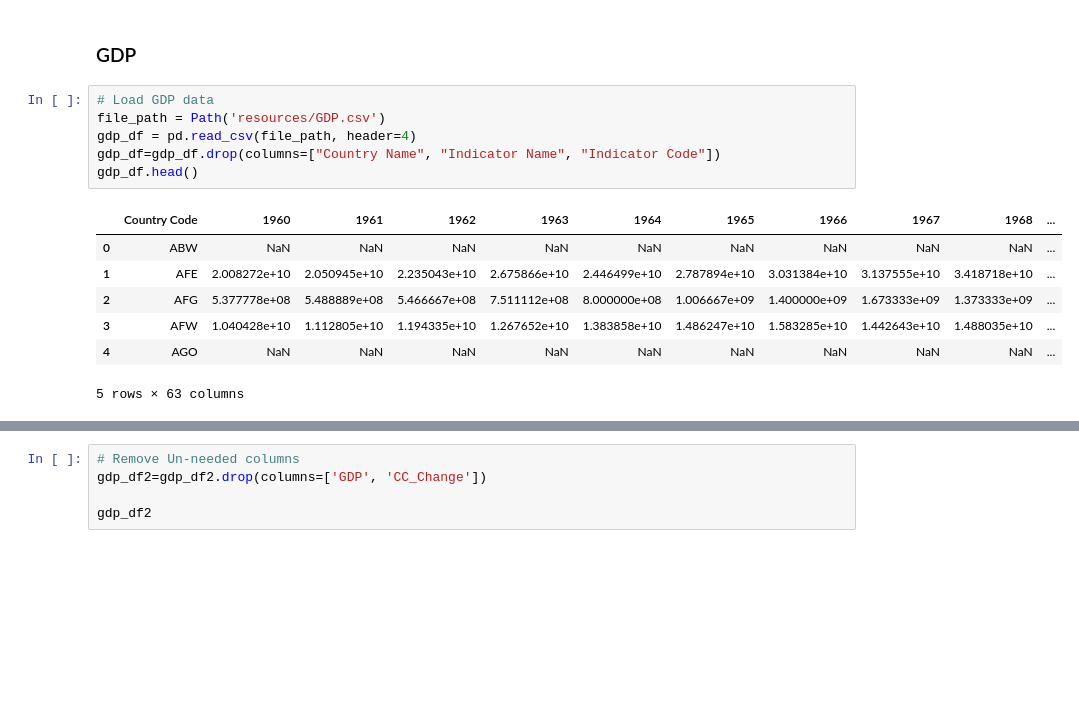
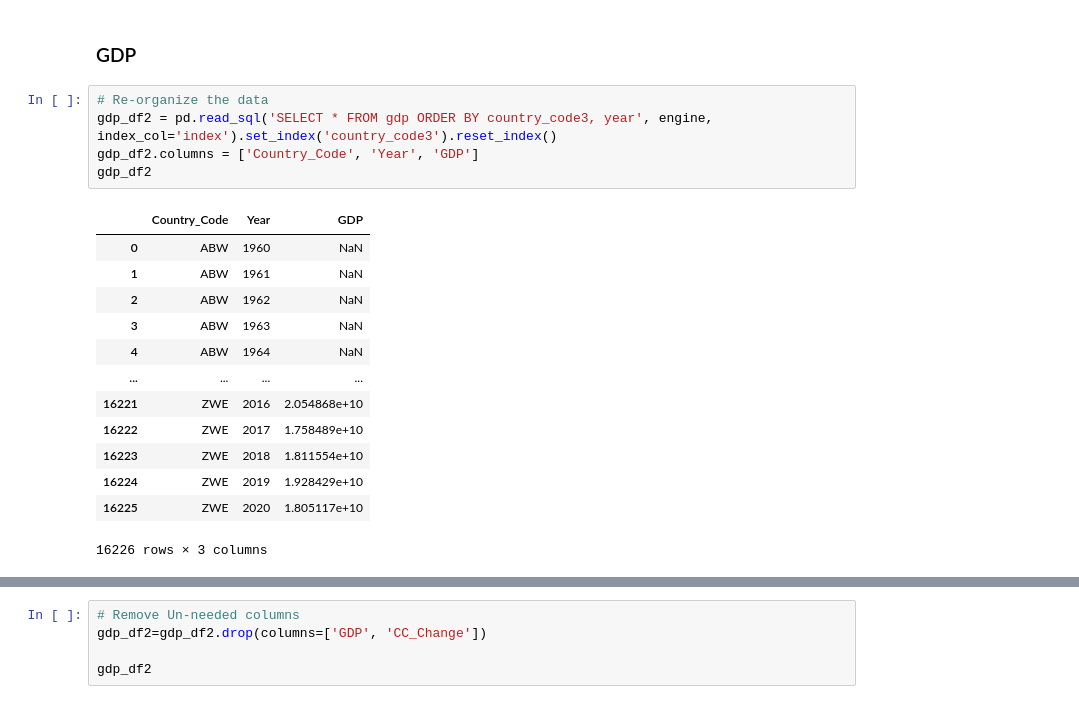
Before and after one commit to skomyshan/population_shifts, a Jupyter notebook: data_prep_db.ipynb, the cells around one changed output, grey strips where cells are left out. Drawn from its saved outputs; the diff is of its cells as text; blank space fills up the shorter version.

```diff
--- a/data_prep_db.ipynb
+++ b/data_prep_db.ipynb
@@ -442,16 +391,21 @@ life_df2
 # %% [markdown]
 ### GDP
 # %%
-# Load GDP data
-file_path = Path('resources/GDP.csv')
-gdp_df = pd.read_csv(file_path, header=4)
-gdp_df=gdp_df.drop(columns=["Country Name", "Indicator Name", "Indicator Code"])
-gdp_df.head()
+# Re-organize the data
+gdp_df2 = pd.read_sql('SELECT * FROM gdp ORDER BY country_code3, year', engine, index_col='index').set_index('country_code3').reset_index()
+gdp_df2.columns = ['Country_Code', 'Year', 'GDP']
+gdp_df2
 # %% [output]
-|  | Country Code | 1960 | 1961 | 1962 | 1963 | 1964 | 1965 | 1966 | 1967 | 1968 | ... |
-| 0 | ABW | NaN | NaN | NaN | NaN | NaN | NaN | NaN | NaN | NaN | ... |
-| 1 | AFE | 2.008272e+10 | 2.050945e+10 | 2.235043e+10 | 2.675866e+10 | 2.446499e+10 | 2.787894e+10 | 3.031384e+10 | 3.137555e+10 | 3.418718e+10 | ... |
-| 2 | AFG | 5.377778e+08 | 5.488889e+08 | 5.466667e+08 | 7.511112e+08 | 8.000000e+08 | 1.006667e+09 | 1.400000e+09 | 1.673333e+09 | 1.373333e+09 | ... |
-| 3 | AFW | 1.040428e+10 | 1.112805e+10 | 1.194335e+10 | 1.267652e+10 | 1.383858e+10 | 1.486247e+10 | 1.583285e+10 | 1.442643e+10 | 1.488035e+10 | ... |
-| 4 | AGO | NaN | NaN | NaN | NaN | NaN | NaN | NaN | NaN | NaN | ... |
+|  | Country_Code | Year | GDP |
+| 0 | ABW | 1960 | NaN |
+| 1 | ABW | 1961 | NaN |
+| 2 | ABW | 1962 | NaN |
+| 3 | ABW | 1963 | NaN |
+| 4 | ABW | 1964 | NaN |
+| ... | ... | ... | ... |
+| 16221 | ZWE | 2016 | 2.054868e+10 |
+| 16222 | ZWE | 2017 | 1.758489e+10 |
+| 16223 | ZWE | 2018 | 1.811554e+10 |
+| 16224 | ZWE | 2019 | 1.928429e+10 |
+| 16225 | ZWE | 2020 | 1.805117e+10 |
-5 rows × 63 columns
+16226 rows × 3 columns
```
Also changed, not shown: parts of 33 cells of this notebook.
